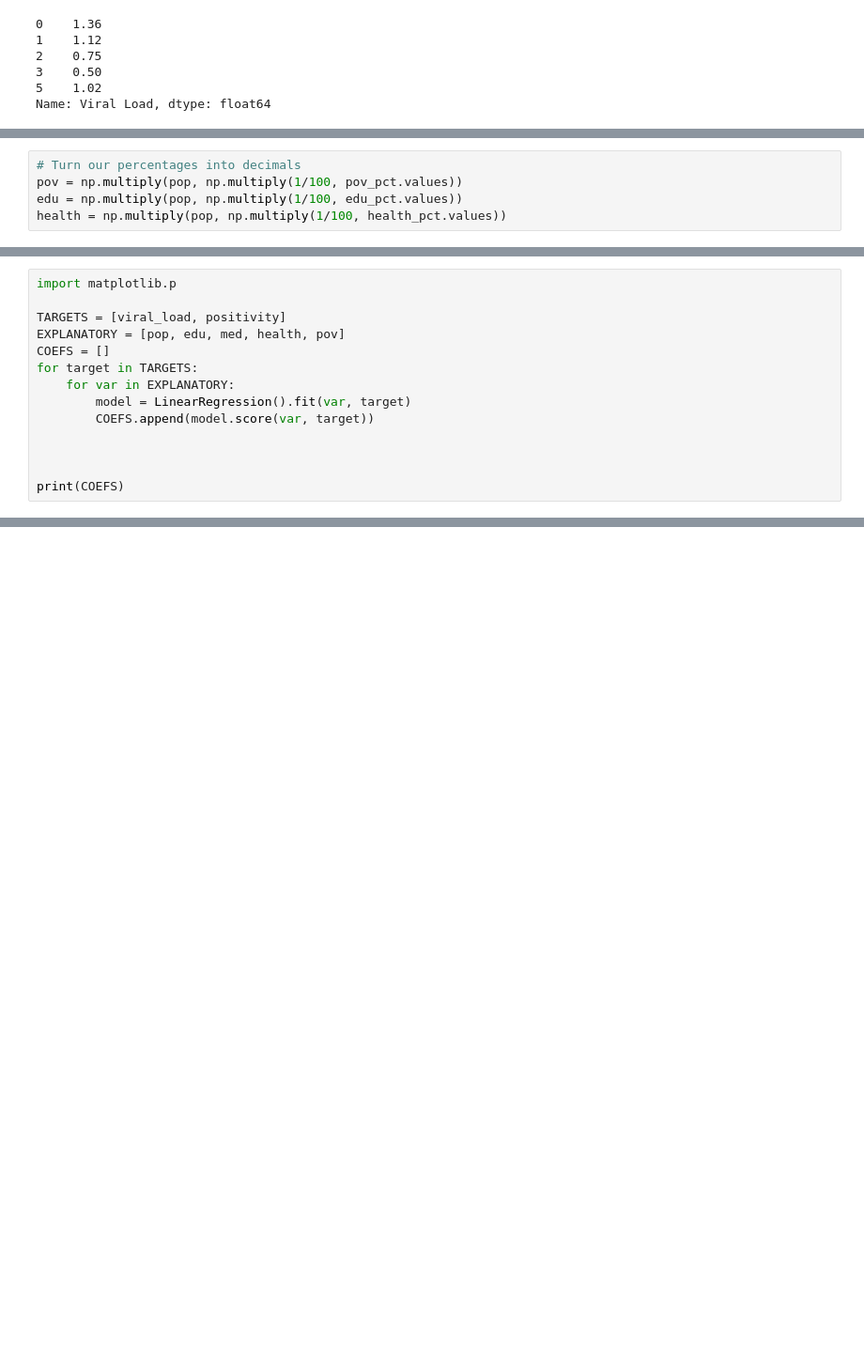
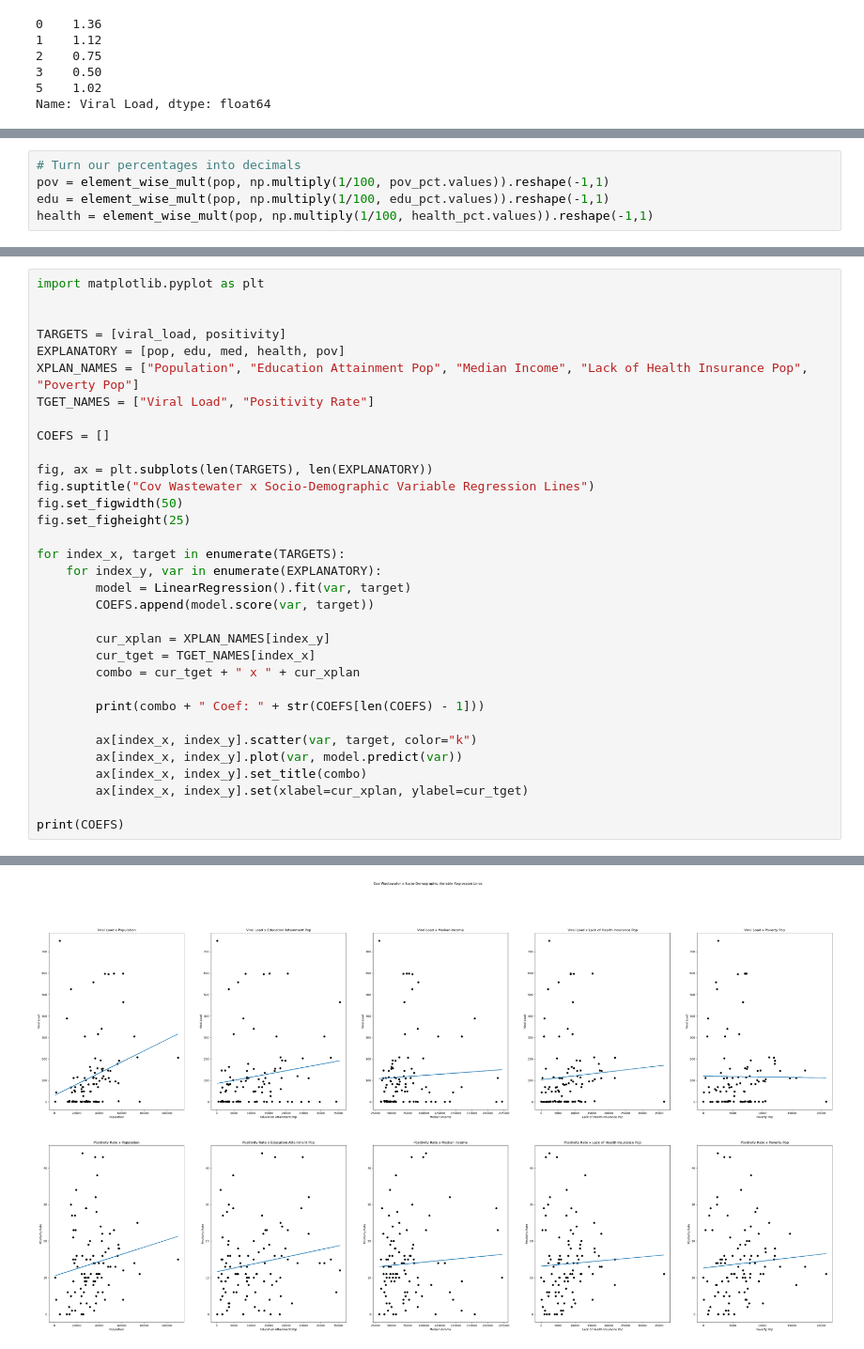
Before and after one commit to KaytchJam/Group5_Cov_Wastewater, a Jupyter notebook: src/regression.ipynb, the cells around one changed output, grey strips where cells are left out. Shown: that part at 94% size. Cells and saved outputs as stored; diff of their text form; blank space fills up the shorter version.

Commit message:
Updating regression.ipynb with plots

```diff
--- a/src/regression.ipynb
+++ b/src/regression.ipynb
@@ -35,5 +46,5 @@ pov_pct = pd.to_numeric(dataset["Poverty"].map(lambda p : p[0:p.find("%")]))
 # %%
 # Turn our percentages into decimals
-pov = np.multiply(pop, np.multiply(1/100, pov_pct.values))
-edu = np.multiply(pop, np.multiply(1/100, edu_pct.values))
-health = np.multiply(pop, np.multiply(1/100, health_pct.values))
+pov = element_wise_mult(pop, np.multiply(1/100, pov_pct.values)).reshape(-1,1)
+edu = element_wise_mult(pop, np.multiply(1/100, edu_pct.values)).reshape(-1,1)
+health = element_wise_mult(pop, np.multiply(1/100, health_pct.values)).reshape(-1,1)
@@ -42,14 +50,0 @@ health = np.multiply(pop, np.multiply(1/100, health_pct.values))
-# %%
-import matplotlib.p
-
-TARGETS = [viral_load, positivity]
-EXPLANATORY = [pop, edu, med, health, pov]
-COEFS = []
-for target in TARGETS:
-    for var in EXPLANATORY:
-        model = LinearRegression().fit(var, target)
-        COEFS.append(model.score(var, target))
-
-
-
-print(COEFS)
@@ -60,0 +117,34 @@ str
+# %%
+import matplotlib.pyplot as plt
+
+
+TARGETS = [viral_load, positivity]
+EXPLANATORY = [pop, edu, med, health, pov]
+XPLAN_NAMES = ["Population", "Education Attainment Pop", "Median Income", "Lack of Health Insurance Pop", "Poverty Pop"]
+TGET_NAMES = ["Viral Load", "Positivity Rate"]
+
+COEFS = []
+
+fig, ax = plt.subplots(len(TARGETS), len(EXPLANATORY))
+fig.suptitle("Cov Wastewater x Socio-Demographic Variable Regression Lines")
+fig.set_figwidth(50)
+fig.set_figheight(25)
+
+for index_x, target in enumerate(TARGETS):
+    for index_y, var in enumerate(EXPLANATORY):
+        model = LinearRegression().fit(var, target)
+        COEFS.append(model.score(var, target))
+
+        cur_xplan = XPLAN_NAMES[index_y]
+        cur_tget = TGET_NAMES[index_x]
+        combo = cur_tget + " x " + cur_xplan
+
+        print(combo + " Coef: " + str(COEFS[len(COEFS) - 1]))
+
+        ax[index_x, index_y].scatter(var, target, color="k")
+        ax[index_x, index_y].plot(var, model.predict(var))
+        ax[index_x, index_y].set_title(combo)
+        ax[index_x, index_y].set(xlabel=cur_xplan, ylabel=cur_tget)
+
+print(COEFS)
+# %% [output]
@@ -60,0 +162 @@ str
+[figure, added]
```
Also changed, not shown: parts of 9 cells of this notebook, 1 other file.
